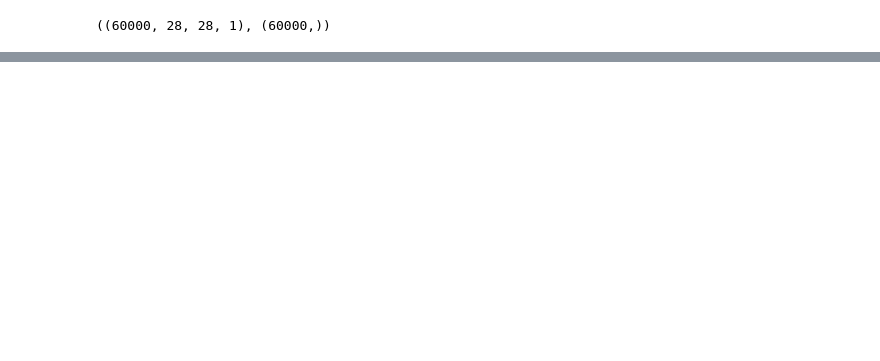
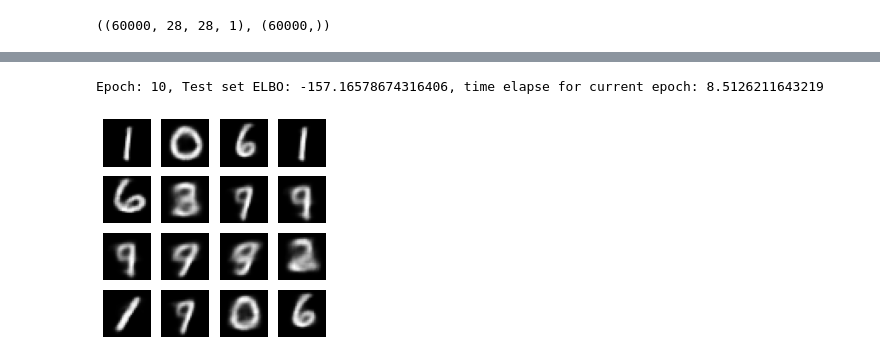
Before and after one commit to florinOK/amr, a Jupyter notebook: vae-mnist/vae-mnist.ipynb, the cells around one changed output, grey strips where cells are left out. Cells and saved outputs as stored; diff of their text form; code cells hidden in the pictures; blank space fills up the shorter version.

```diff
--- a/vae-mnist/vae-mnist.ipynb
+++ b/vae-mnist/vae-mnist.ipynb
@@ -23 +30,9 @@ Downloading data from https://storage.googleapis.com/tensorflow/tf-keras-dataset
+# %%
+def preprocess_images(images):
+  images = images.reshape((images.shape[0], 28, 28, 1)) / 255.
+  return np.where(images > .5, 1.0, 0.0).astype('float32')
+
+
+train_images = preprocess_images(train_images)
+test_images = preprocess_images(test_images)
 # %%
@@ -71,0 +197,22 @@ true:
+# %%
+generate_and_save_images(model, 0, test_sample)
+
+
+for epoch in range(1, epochs + 1):
+    start_time = time.time()
+    for train_x in train_dataset:
+        train_step(model, train_x, optimizer)
+    end_time = time.time()
+
+    loss = tf.keras.metrics.Mean()
+    for test_x in test_dataset:
+        loss(compute_loss(model, test_x))
+
+    elbo = -loss.result()
+    display.clear_output(wait=False)
+
+    print(f'Epoch: {epoch}, Test set ELBO: {elbo}, time elapse for current epoch: {end_time - start_time}')
+    generate_and_save_images(model, epoch, test_sample)
+# %% [output]
+Epoch: 10, Test set ELBO: -157.16578674316406, time elapse for current epoch: 8.5126211643219
+[figure, added]
```
Also changed, not shown: parts of 22 cells of this notebook.
